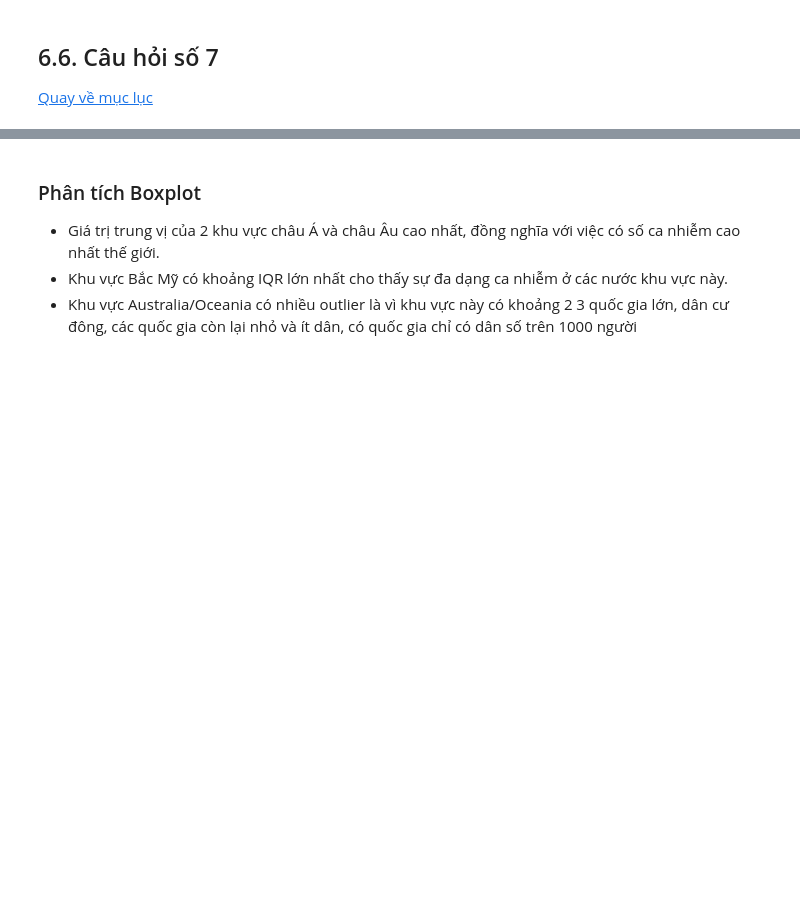
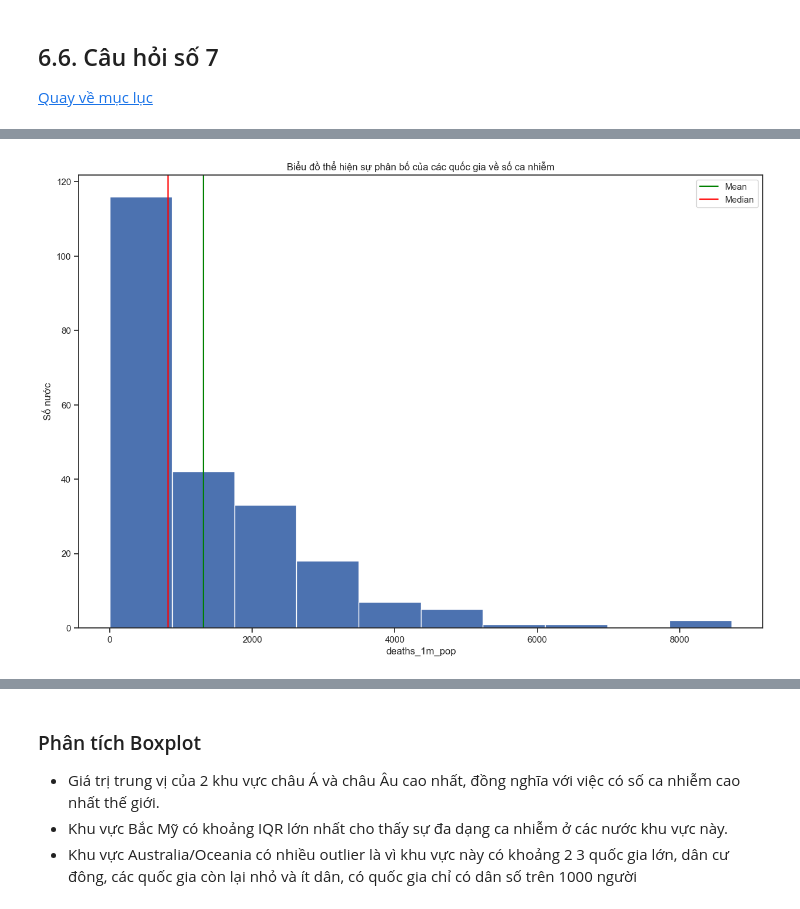
Before and after one commit to phuong1605/Data-Relationship, a Jupyter notebook: lab1.ipynb, the cells around one changed output, grey strips where cells are left out. Saved outputs shown, nothing was run; the diff lists cells and outputs as text; code cells hidden in the pictures; blank space fills up the shorter version.

```diff
--- a/lab1.ipynb
+++ b/lab1.ipynb
@@ -387,0 +563,14 @@ Từ biểu đồ donutchart, ta thấy được:
+# %%
+plt.hist(covid19_df_hist['deaths_1m_pop'])
+plt.xlabel('deaths_1m_pop')
+plt.ylabel('Số nước')
+plt.title('Biểu đồ thể hiện sự phân bố của các quốc gia về số ca nhiễm')
+
+
+plt.axvline(covid19_df_hist['deaths_1m_pop'].mean(), color='green', label="Mean")
+plt.axvline(covid19_df_hist['deaths_1m_pop'].median() , color='red', label= "Median")
+plt.legend()
+
+plt.show()
+# %% [output]
+[figure, added]
```
Also changed, not shown: parts of 34 cells of this notebook.
